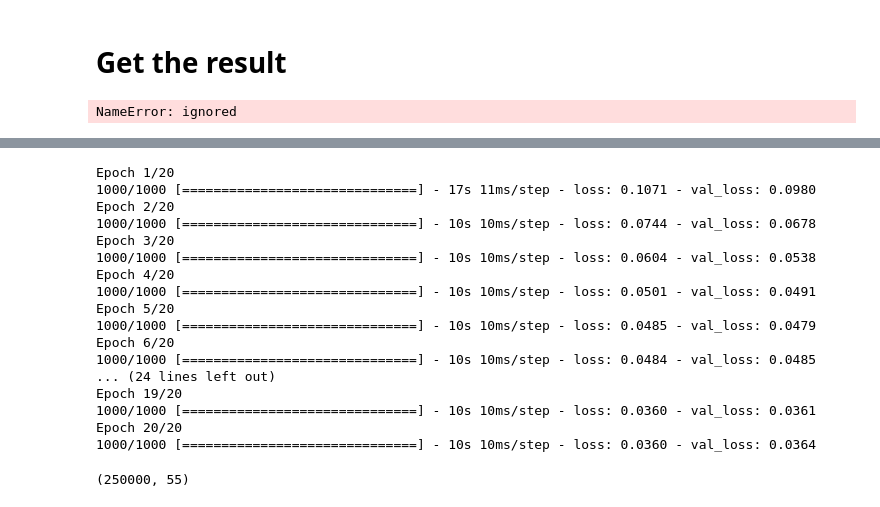
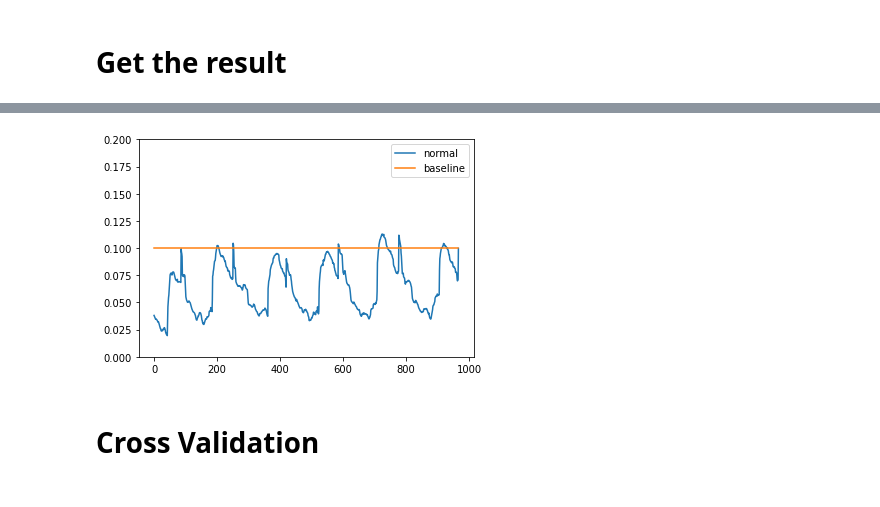
Before and after one commit to Rainmaker519/NGAFID_Anomaly_Detection, a Jupyter notebook: NGAFID/NGAFID_RNN.ipynb, the cells around one changed output, grey strips where cells are left out. Cells and saved outputs as stored; diff of their text form; code cells hidden in the pictures.

Commit message:
Add the new version of NGAFID_RNN Model
Solve the shape of tensor issue I faced.
Get an initial output from one model.

```diff
--- a/NGAFID/NGAFID_RNN.ipynb
+++ b/NGAFID/NGAFID_RNN.ipynb
@@ -239,23 +301,3 @@ def get_model_4():
       model.compile(optimizer = tfk.optimizers.Adam(learning_rate=1e-4), loss = "mse" )
 
       return model
-# %%
-def train_model(df, model):
-  # train_df = fault_free_training
-  train_df = df
-
-  scaler = preprocessing.MinMaxScaler()
-  scaler.fit(train_df.iloc[:,:].values)
-
-
-  train_df.iloc[:,:] = scaler.transform(train_df.iloc[:,:].values)
-  print(train_df)
-  train_ds = get_dataset(train_df, shuffle = True, repeat=True)
-  print(train_ds)
-  model.fit(
-      train_ds,
-      epochs = 20,
-      steps_per_epoch = 1000,
-  )
-
-  return model
@@ -262,4 +306,4 @@ def train_model(df, model):
 # %%
 model = get_model_1()
-model = train_model(data, model)
+model, scaler = train_model(data ,model)
 # %% [output]
@@ -388,6 +430,6 @@ Non-trainable params: 0
 _________________________________________________________________
 # %%
 model_4 = get_model_4()
-model_4 = train_model(fault_free_training, model_4)
+model_4, scaler = train_model(fault_free_training ,model_4)
 # %% [output]
 Epoch 1/20
@@ -429,11 +471,6 @@ Non-trainable params: 0
 _________________________________________________________________
 # %% [markdown]
 # Get the result
-# %%
-def get_result(model, baseline, simrun):
-  mse_model_1 = get_mse(fault_free_testing, simrun, model)
-  mse_model_2 = get_mse(faulty_testing, simrun, model)
-  pd.DataFrame({'normal' : mse_model_1, 'with_fault' : mse_model_2, 'baseline': baseline}).plot(ylim = (0.0, 1.0))
 # %%
 baseline = 0.1
 run = 1
@@ -441,6 +478,10 @@ models = [model, model_2, model_3, model_4]
 
 
 for i in range(len(models)):
-  get_result(models[i], 0.1, run)
+  get_result(models[i], 0.1, scaler, run)
-# %% [output]
-NameError: ignored
+# %%
+baseline = 0.1
+run = 1
+
+get_result(model, 0.1, scaler)
+# %% [output]
@@ -447,3 +489,6 @@ NameError: ignored
+[figure, added]
+# %% [markdown]
+# Cross Validation
 # %%
 #cross validation
 for train_split, val_split in KFold().split([i+1 for i in range(500)]):
@@ -461,7 +506,7 @@ for train_split, val_split in KFold().split([i+1 for i in range(500)]):
     val_ds = get_dataset(val_df)
 
 
-    model = get_model()
+    model = get_model_1()
 
 
     model.fit(
@@ -473,25 +518,3 @@ for train_split, val_split in KFold().split([i+1 for i in range(500)]):
     )
 
     break
-# %% [output]
-Epoch 1/20
-1000/1000 [==============================] - 17s 11ms/step - loss: 0.1071 - val_loss: 0.0980
-Epoch 2/20
-1000/1000 [==============================] - 10s 10ms/step - loss: 0.0744 - val_loss: 0.0678
-Epoch 3/20
-1000/1000 [==============================] - 10s 10ms/step - loss: 0.0604 - val_loss: 0.0538
-Epoch 4/20
-1000/1000 [==============================] - 10s 10ms/step - loss: 0.0501 - val_loss: 0.0491
-Epoch 5/20
-1000/1000 [==============================] - 10s 10ms/step - loss: 0.0485 - val_loss: 0.0479
-Epoch 6/20
-1000/1000 [==============================] - 10s 10ms/step - loss: 0.0484 - val_loss: 0.0485
-... (24 lines left out)
-Epoch 19/20
-1000/1000 [==============================] - 10s 10ms/step - loss: 0.0360 - val_loss: 0.0361
-Epoch 20/20
-1000/1000 [==============================] - 10s 10ms/step - loss: 0.0360 - val_loss: 0.0364
-# %%
-fault_free_training.shape
-# %% [output]
-(250000, 55)
```
Also changed, not shown: parts of 18 cells of this notebook.
